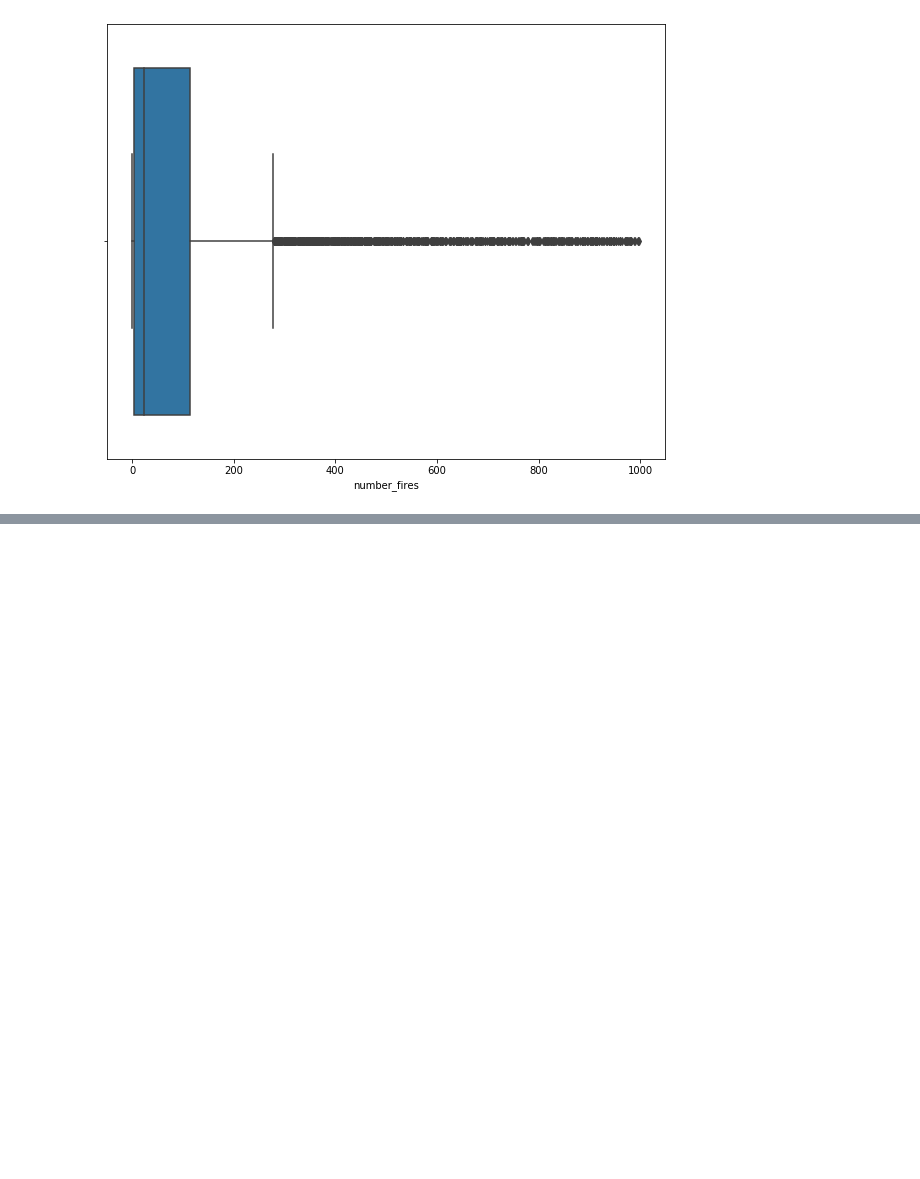
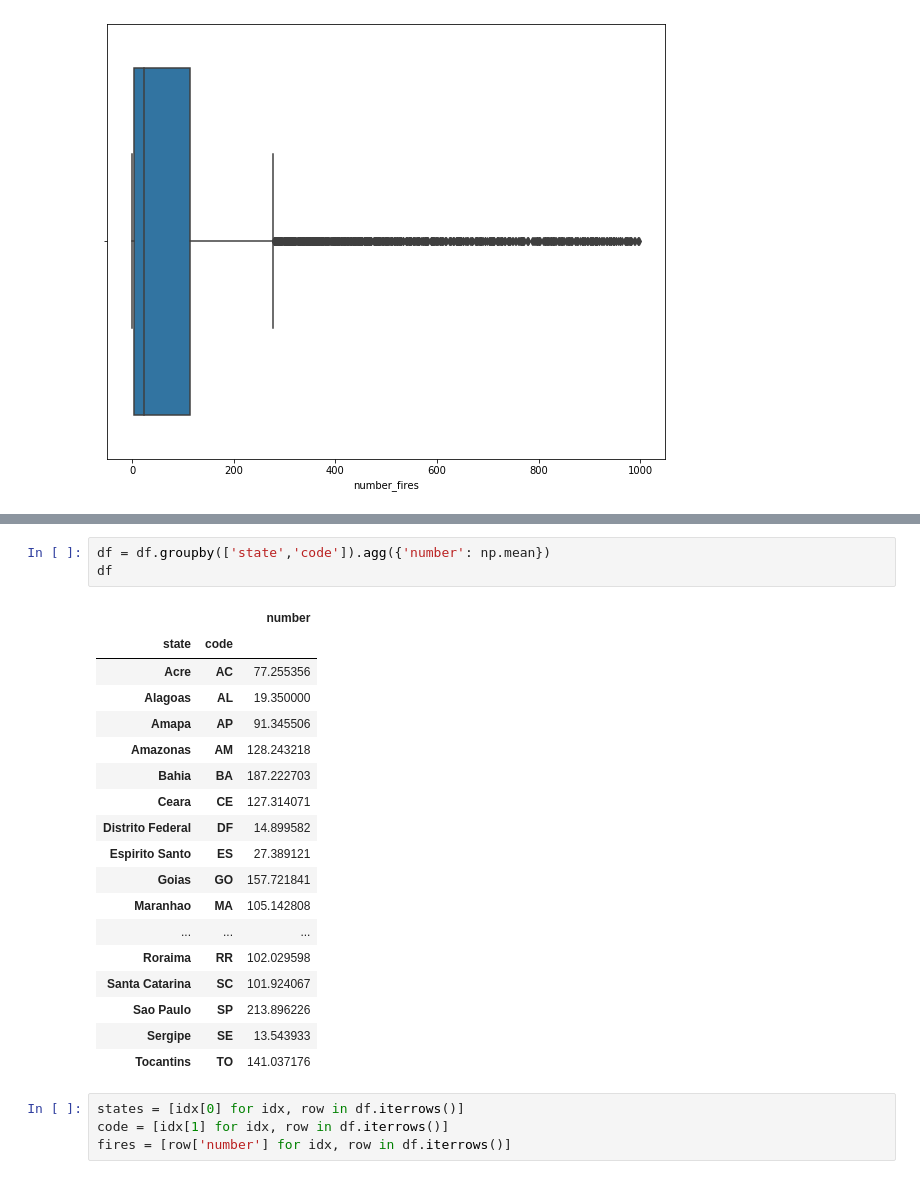
Before and after one commit to HenzoVz/analysis-amazon-fires, a Jupyter notebook: Analysis Amazon Fires.ipynb, the cells around one changed output, grey strips where cells are left out. Cells and saved outputs as stored; diff of their text form; blank space fills up the shorter version.

```diff
--- a/Analysis Amazon Fires.ipynb
+++ b/Analysis Amazon Fires.ipynb
@@ -216,0 +235,26 @@ ax04 = sns.boxplot(x = data['number_fires'])
+# %%
+df = df.groupby(['state','code']).agg({'number': np.mean})
+df
+# %% [output]
+|  |  | number |
+| state | code |  |
+| Acre | AC | 77.255356 |
+| Alagoas | AL | 19.350000 |
+| Amapa | AP | 91.345506 |
+| Amazonas | AM | 128.243218 |
+| Bahia | BA | 187.222703 |
+| Ceara | CE | 127.314071 |
+| Distrito Federal | DF | 14.899582 |
+| Espirito Santo | ES | 27.389121 |
+| Goias | GO | 157.721841 |
+| Maranhao | MA | 105.142808 |
+| ... | ... | ... |
+| Roraima | RR | 102.029598 |
+| Santa Catarina | SC | 101.924067 |
+| Sao Paulo | SP | 213.896226 |
+| Sergipe | SE | 13.543933 |
+| Tocantins | TO | 141.037176 |
+# %%
+states = [idx[0] for idx, row in df.iterrows()]
+code = [idx[1] for idx, row in df.iterrows()]
+fires = [row['number'] for idx, row in df.iterrows()]
```
Also changed, not shown: parts of 12 cells of this notebook.
